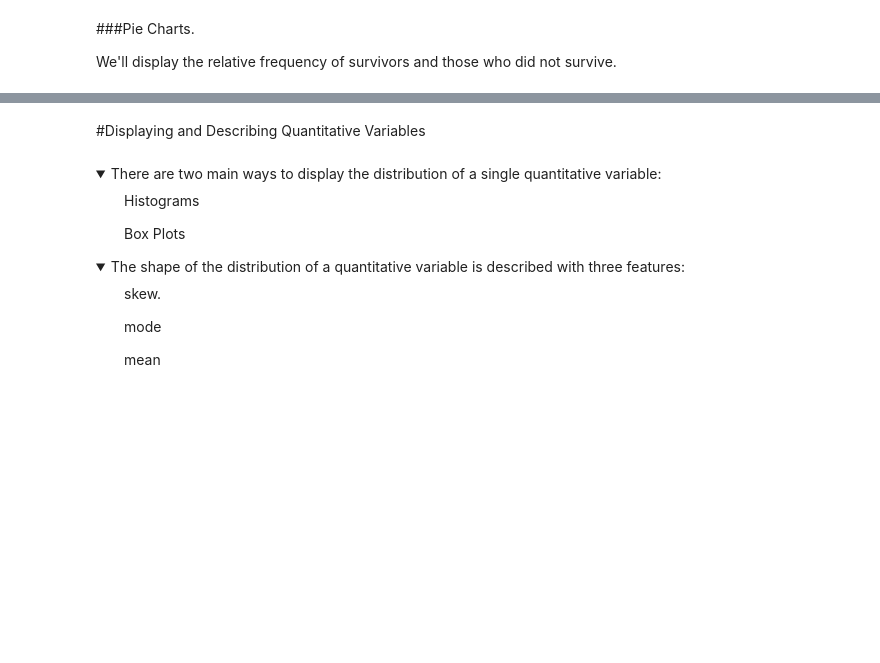
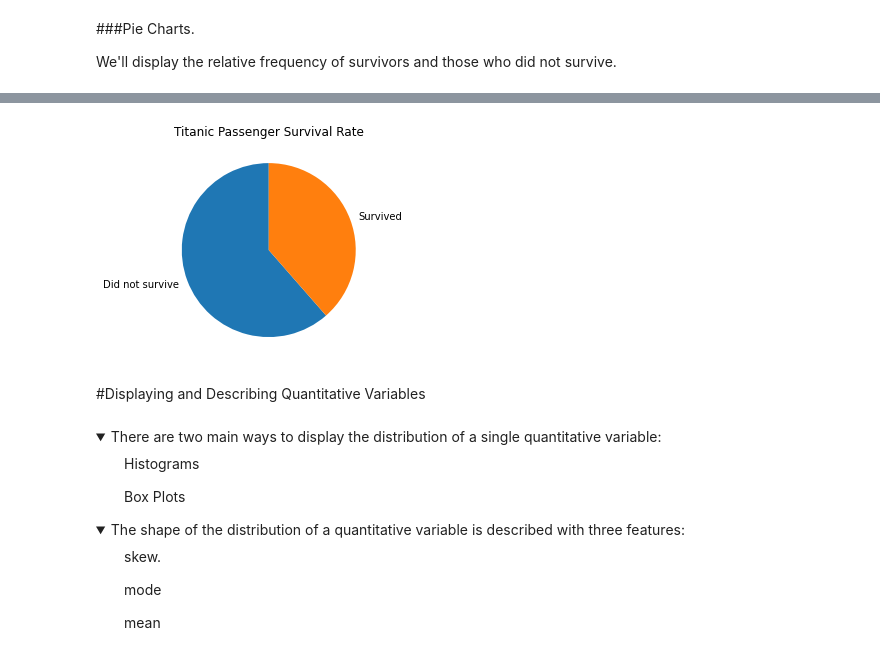
Before and after one commit to Vasanta2002/Sprint_1_git, a Jupyter notebook: module4-make-explanatory-visualizations/DS_114_Make_Explanatory_Visualizations.ipynb, the cells around one changed output, grey strips where cells are left out. Drawn from its saved outputs; the diff is of its cells as text; code cells hidden in the pictures; folded sections open; blank space fills up the shorter version.

```diff
--- a/module4-make-explanatory-visualizations/DS_114_Make_Explanatory_Visualizations.ipynb
+++ b/module4-make-explanatory-visualizations/DS_114_Make_Explanatory_Visualizations.ipynb
@@ -70,14 +103,11 @@ We'll display the relative frequency of survivors and those who did not survive.
 # %%
 #Create the pie chart
 
 fig, ax = plt.subplots()
-
-#Autopct causes the percents to be rounded.  Startangle causes the starting place
-#on the pie chart to be vertical
-
-###########
-
-ax.set_title('Titanic Passenger Survival Rate');
+ax.set_title('Titanic Passenger Survival Rate')
+ax.pie(survived_freq, labels = ['Did not survive', 'Survived'], startangle= 90);
+# %% [output]
+[figure, added]
 # %% [markdown]
 #Displaying and Describing Quantitative Variables
 # %% [markdown]
```
Also changed, not shown: parts of 40 cells of this notebook.
